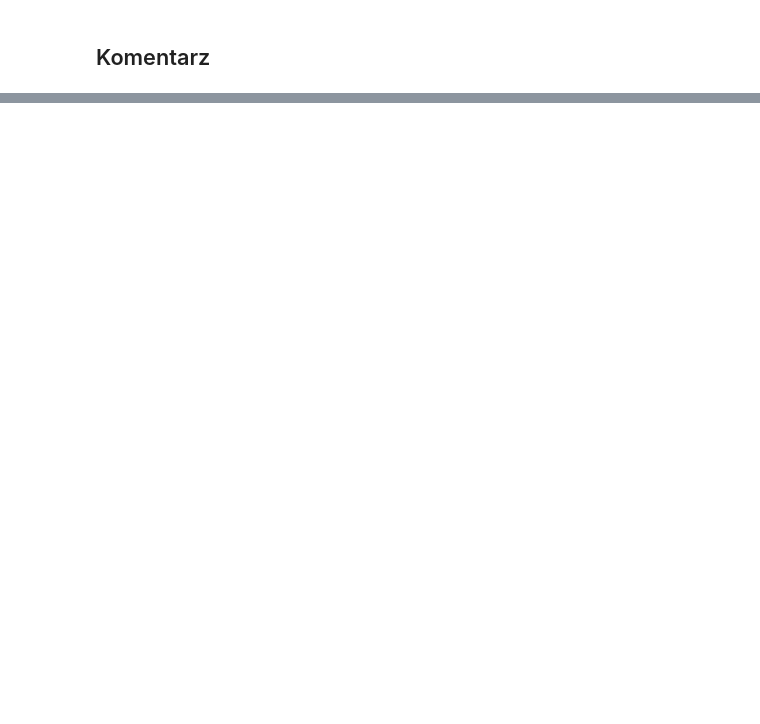
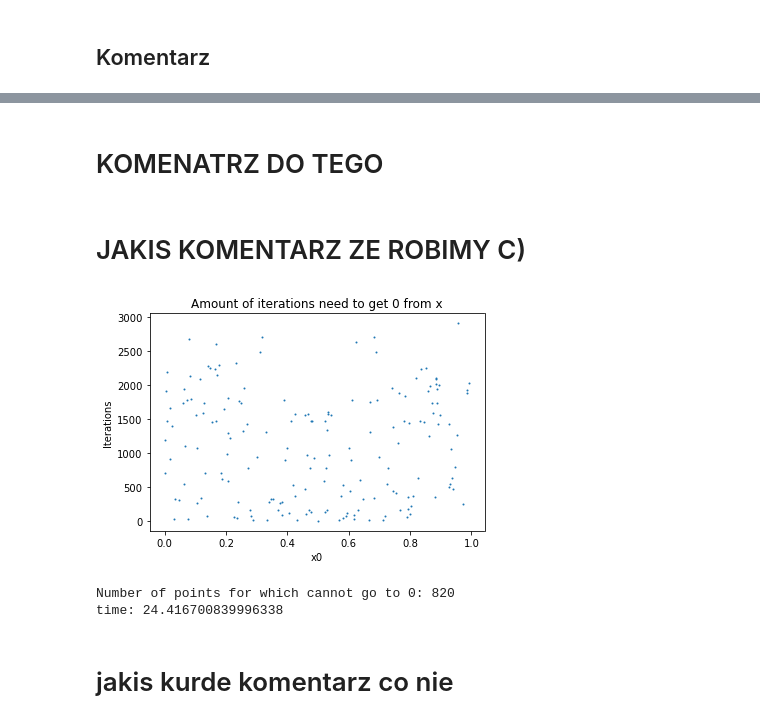
Before and after one commit to pgorgolew/MOWNIT-AGH-COURSE, a Jupyter notebook: lab1-arytmetyka_komputerowa/lab1_notebook.ipynb, the cells around one changed output, grey strips where cells are left out. Cells and saved outputs as stored; diff of their text form; code cells hidden in the pictures; blank space fills up the shorter version.

```diff
--- a/lab1-arytmetyka_komputerowa/lab1_notebook.ipynb
+++ b/lab1-arytmetyka_komputerowa/lab1_notebook.ipynb
@@ -331,0 +396,48 @@ both_floats_bifurcation_diagram(0.9, minimal_r=3.75, maximal_r=3.8)
+# %% [markdown]
+# KOMENATRZ DO TEGO
+# %% [markdown]
+# JAKIS KOMENTARZ ZE ROBIMY C)
+# %%
+def get_iters_to_zero(x, r=float32(4), epsilon=10**(-7), max_iter=5000):
+    result = 0
+    while x > epsilon:
+        if result > max_iter:
+            return -1
+        x = logistic_equation(x,r, float32)
+        result+=1
+
+    return result
+
+
+def iterations_to_zero():
+    x_range = arange(0.001, 0.999, 0.001, dtype=float32)
+
+    not_coverages = 0
+    X, I =list(),list()
+    for x in x_range:
+        i = get_iters_to_zero(x)
+        if i != -1:
+            X.append(x)
+            I.append(i)
+        else:
+            not_coverages += 1
+
+
+    plt.plot(X, I, marker='.', ls='', markersize=2)
+    plt.xlabel('x0')
+    plt.ylabel('Iterations')
+    plt.title("Amount of iterations need to get 0 from x")
+
+    plt.show()
+
+    print(f"Number of points for which cannot go to 0: {not_coverages}")
+# %%
+s = time.time()
+iterations_to_zero()
+print(f"time: {time.time() - s}")
+# %% [output]
+[figure, added]
+Number of points for which cannot go to 0: 820
+time: 24.416700839996338
+# %% [markdown]
+# jakis kurde komentarz co nie
```
Also changed, not shown: parts of 53 cells of this notebook.
